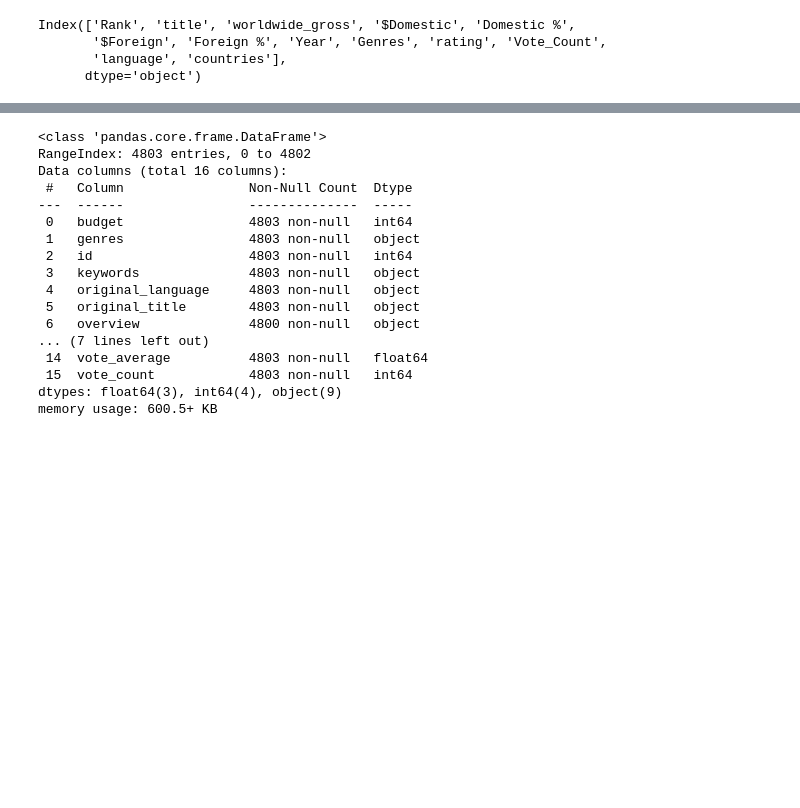
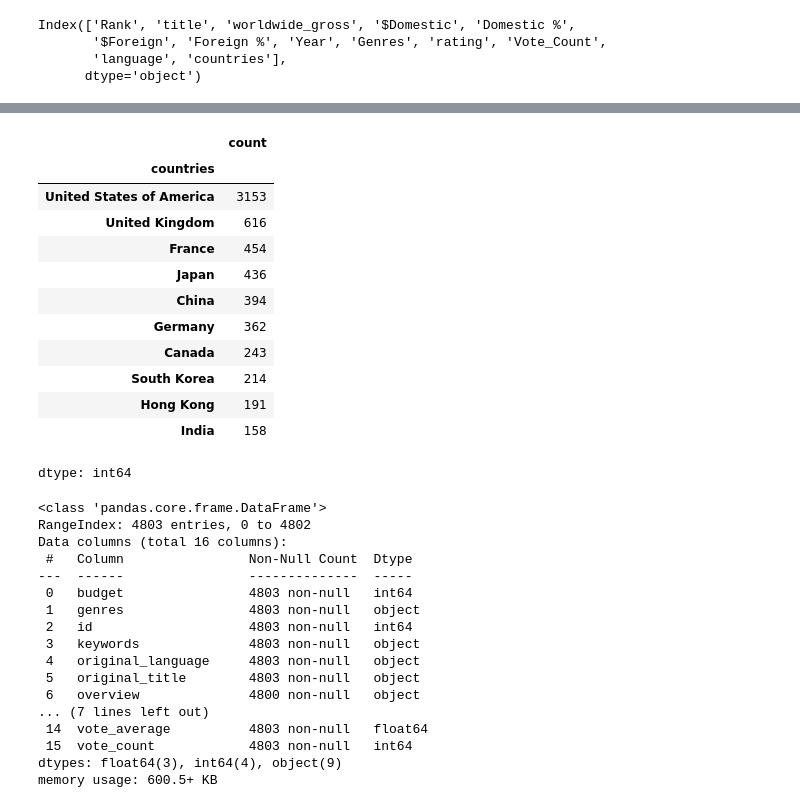
Before and after one commit to Gcarmnonapy7/Masterpiece_prototype_scheduling_movie_theaters, a Jupyter notebook: movies_cluesterization_&crowd_prediction.ipynb, the cells around one changed output, grey strips where cells are left out. Saved outputs shown, nothing was run; the diff lists cells and outputs as text; code cells hidden in the pictures; blank space fills up the shorter version.

```diff
--- a/movies_cluesterization_&crowd_prediction.ipynb
+++ b/movies_cluesterization_&crowd_prediction.ipynb
@@ -74,3 +146,36 @@ def treating_producer_countries(data,contries_col):
+# %%
+# === EDA ==
+import matplotlib.pyplot as plt
+import seaborn as sns
+
+
+sns.set_style('darkgrid')
+
+def get_top_countries(df,column_name,top_n=10):
+
+   df[column_name] = df[column_name].str.split(',')
+
+   df_exploded_names = df.explode(column_name)
+
+   df_exploded_names[column_name] = df_exploded_names[column_name].str.strip()
+
+   return df_exploded_names[column_name].value_counts().head(top_n)
+
+get_top_countries(box,'countries')
+# %% [output]
+|  | count |
+| countries |  |
+| United States of America | 3153 |
+| United Kingdom | 616 |
+| France | 454 |
+| Japan | 436 |
+| China | 394 |
+| Germany | 362 |
+| Canada | 243 |
+| South Korea | 214 |
+| Hong Kong | 191 |
+| India | 158 |
+dtype: int64
 # %%
 columns_to_drop = {'homepage','status','tagline','spoken_languages'}
 tmdb = tmdb.drop(columns=columns_to_drop)
```
Also changed, not shown: parts of 10 cells of this notebook.
